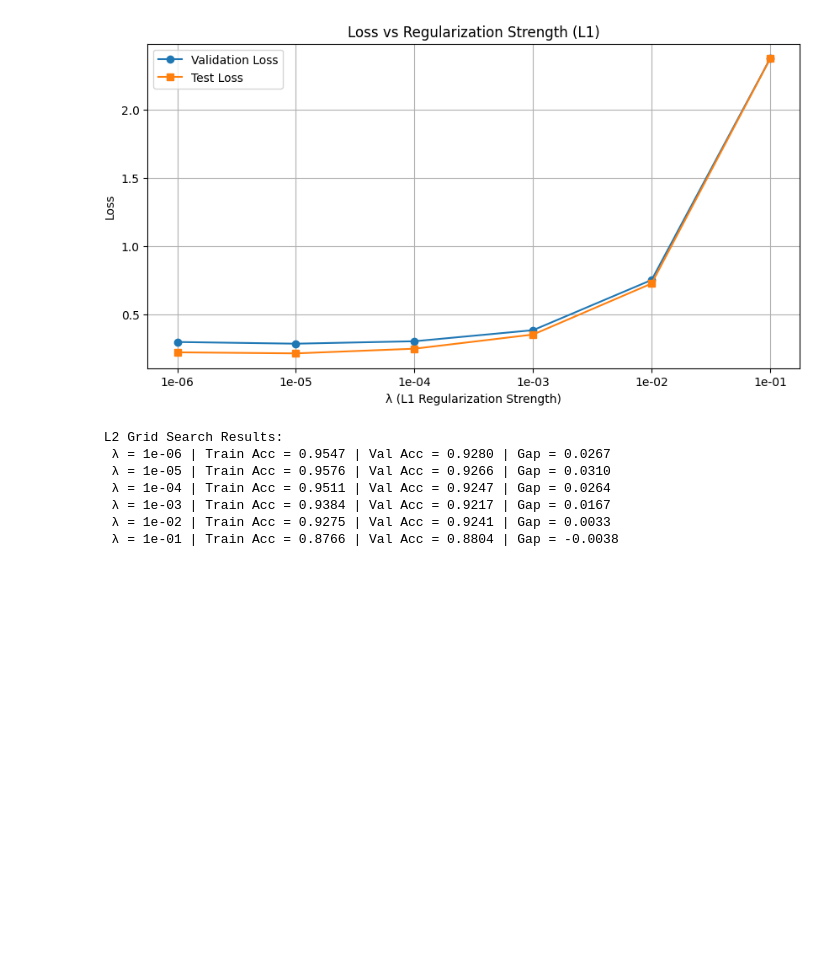
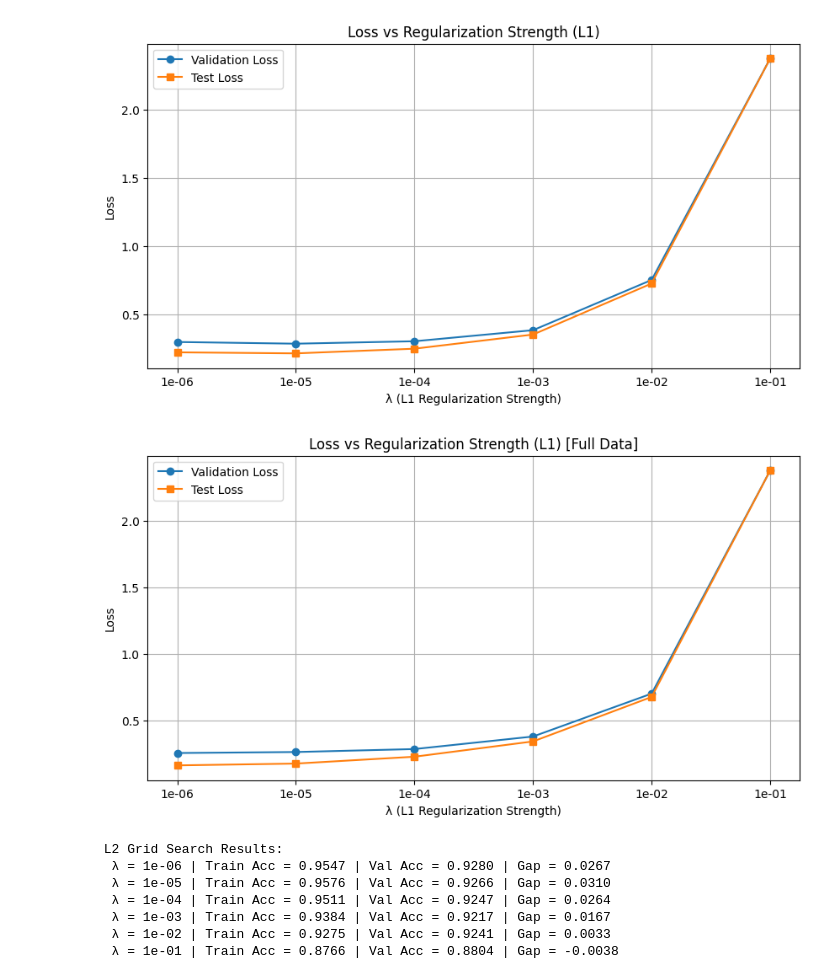
Before and after one commit to Fragoa/Regularizing-Neural-Networks, a Jupyter notebook: Regularizing_Neural_Networks.ipynb, the cells around one changed output. Drawn from its saved outputs; the diff is of its cells as text; code cells hidden in the pictures; blank space fills up the shorter version.

Commit message:
full dataset third edition

```diff
--- a/Regularizing_Neural_Networks.ipynb
+++ b/Regularizing_Neural_Networks.ipynb
@@ -41,20 +38,21 @@ full dataset
 # Load the full MNIST dataset
 (x_train_full_all, y_train_full_all), (x_test_all, y_test_all) = keras.datasets.mnist.load_data()
 
-# Combine both training and test sets into one full dataset
-x_all_full = np.concatenate([x_train_full_all, x_test_all])
-y_all_full = np.concatenate([y_train_full_all, y_test_all])
+# Combine both training and test sets
+x_all_full = np.concatenate([x_train_full_all, x_test_all], axis=0)
+y_all_full = np.concatenate([y_train_full_all, y_test_all], axis=0)
 
-# Normalize pixel values to [0, 1]
+# Normalize pixel values to [0, 1] and reshape to (n_samples, 784)
 x_all_full = x_all_full.astype("float32") / 255.0
+x_all_full = x_all_full.reshape(-1, 784)
+
+# Split into training and validation sets (e.g., 80% train, 20% val)
 x_train_full, x_val_full, y_train_full, y_val_full = train_test_split(
     x_all_full, y_all_full, test_size=0.2, random_state=42)
 
-# Reshape for Dense layers (28x28 → 784)
-x_train_full = x_train_full.reshape(-1, 784)
-x_val_full   = x_val_full.reshape(-1, 784)
-x_test_all   = x_test_all.astype("float32") / 255.0  # Normalize test set
-x_test_all   = x_test_all.reshape(-1, 784)
+# Also reshape and normalize the test set separately if you want to keep it
+x_test_all = x_test_all.astype("float32") / 255.0
+x_test_all = x_test_all.reshape(-1, 784)
 # %% [markdown]
 # Training Models
 # %% [markdown]
@@ -395,3 +422,8 @@ for lmbd in lambda_values:
+# %%
+results_full = []
+for lmbd in lambda_values:
+    result = train_model_with_l1_full(lmbd)
+    results_full.append(result)
 # %%
 # Print results
 print("\n λ Grid Search Results:")
@@ -431,6 +485,23 @@ plt.grid(True)
 plt.show()
 # %% [output]
 [figure]
+# %%
+# Plot val/test loss vs lambda (log scale)
+lambda_strs = [f"{l:.0e}" for l in lambda_values]
+val_losses_full = [res[3] for res in results_full]
+test_losses_full = [res[4] for res in results_full]
+
+plt.figure(figsize=(10, 5))
+plt.plot(lambda_strs, val_losses_full, marker='o', label='Validation Loss')
+plt.plot(lambda_strs, test_losses_full, marker='s', label='Test Loss')
+plt.xlabel("λ (L1 Regularization Strength)")
+plt.ylabel("Loss")
+plt.title("Loss vs Regularization Strength (L1) [Full Data]")
+plt.legend()
+plt.grid(True)
+plt.show()
+# %% [output]
+[figure, added]
 # %%
 def train_model_with_l2(lambda_val):
     model = keras.Sequential([
```
Also changed, not shown: parts of 9 cells of this notebook.
